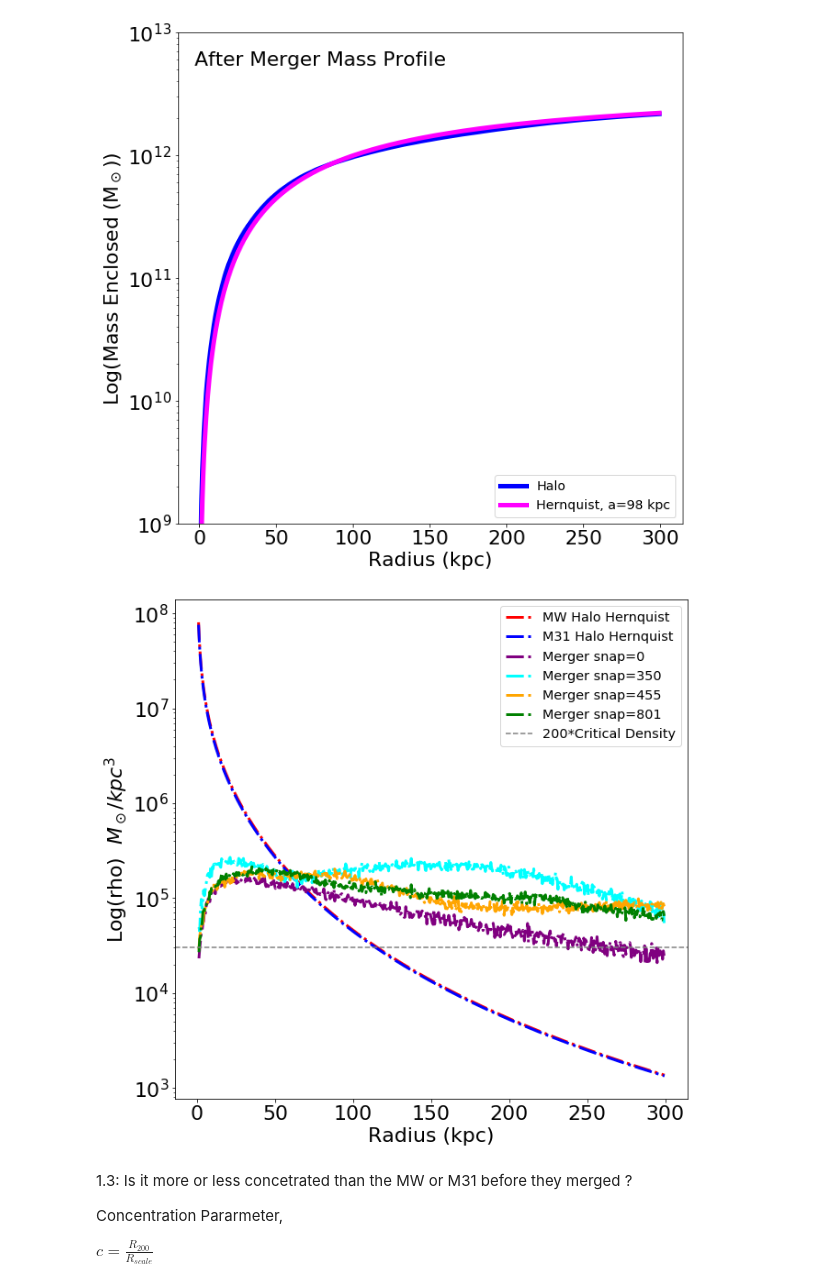
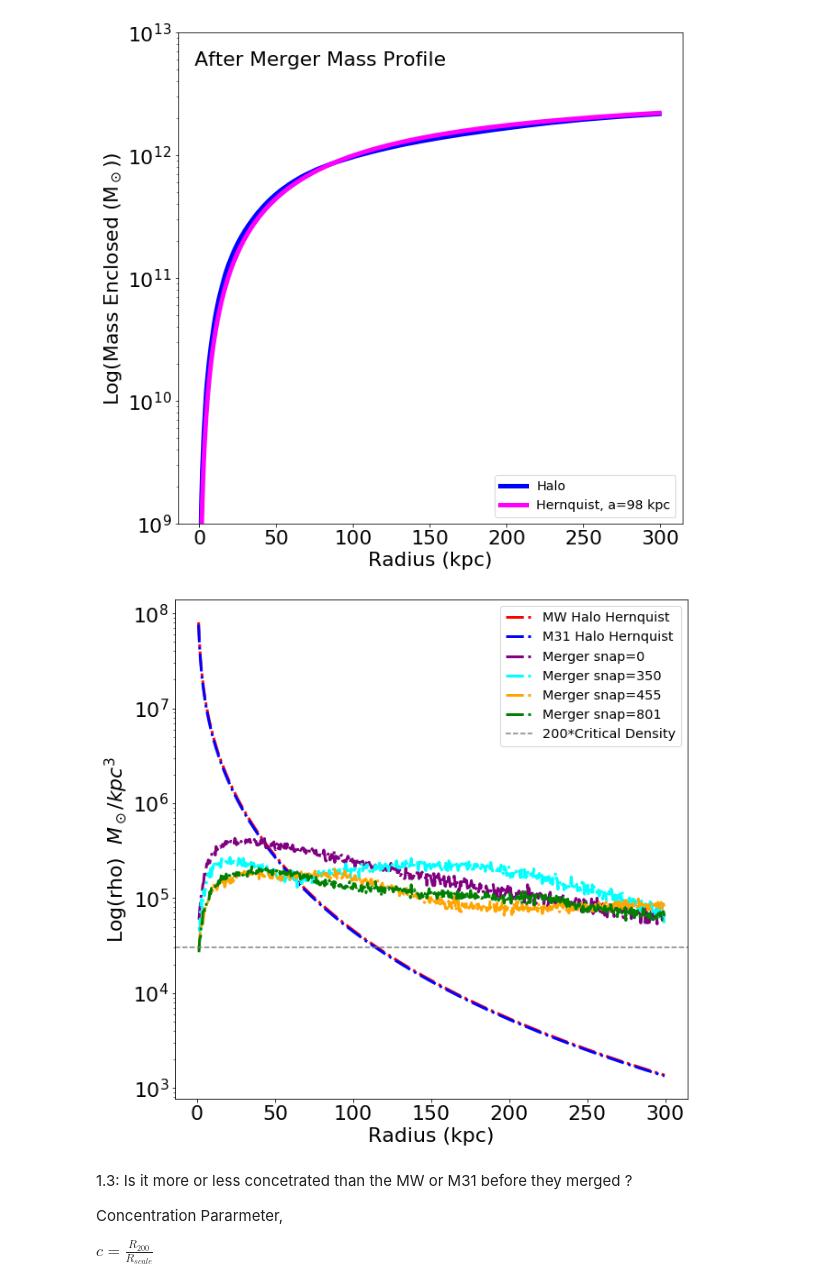
Before and after one commit to yuanjea/400B_hew, a Jupyter notebook: ResearchAssignment/ResearchAssignment5/ASTR400B_ResearchAssignment5.ipynb, the cells around one changed output. Saved outputs shown, nothing was run; the diff lists cells and outputs as text; code cells hidden in the pictures.

Commit message:
update plots again

```diff
--- a/ResearchAssignment/ResearchAssignment5/ASTR400B_ResearchAssignment5.ipynb
+++ b/ResearchAssignment/ResearchAssignment5/ASTR400B_ResearchAssignment5.ipynb
@@ -435,39 +435,39 @@ r = (R[1:]+R[:-1])/2.0
 
 # Hernquist Local Density Profile for Halo Merger
 # Before Collision
-plt.semilogy(r,rho_Hernquist(a_1,Mhalo_0), color='purple', linestyle="-.",linewidth=3, label='Merger snap=0')
+plt.semilogy(r,rho_Hernquist(a_0,Mhalo_0), color='purple', linestyle="-.",linewidth=3, label='Merger snap=0')
 # During Collisions
 plt.semilogy(r,rho_Hernquist(a_1a,Mhalo_1a), color='cyan', linestyle="-.",linewidth=3, label='Merger snap=350')
 plt.semilogy(r,rho_Hernquist(a_1,Mhalo_1), color='orange', linestyle="-.",linewidth=3, label='Merger snap=455')
 # After Collision
 plt.semilogy(r,rho_Hernquist(a_2,Mhalo_2), color='green', linestyle="-.",linewidth=3, label='Merger snap=801')
 
 # 200*Critical Denisty
 plt.axhline(y=rho_crit*200, color = 'grey', linestyle="--", label = '200*Critical Density')
 
 
 # axis limits
 #plt.xlim(0,1000)
 
 
 #adjust tick label font size
 label_size = 22
 matplotlib.rcParams['xtick.labelsize'] = label_size
 matplotlib.rcParams['ytick.labelsize'] = label_size
 
 
 # Add axis labels
 plt.xlabel('Radius (kpc)', fontsize=22)
 #plt.ylabel('Log(I)  $L_\odot/kpc^2$', fontsize=22)
 plt.ylabel('Log(rho)  $M_\odot/kpc^3$', fontsize=22)
 
 
 
 
 # add a legend with some customizations.
 legend = ax.legend(loc='upper right',fontsize='x-large')
 # %% [output]
-[figure, old version]
+[figure, new version]
 # %% [markdown]
 1.3: Is it more or less concetrated than the MW or M31 before they merged ?
 
```
